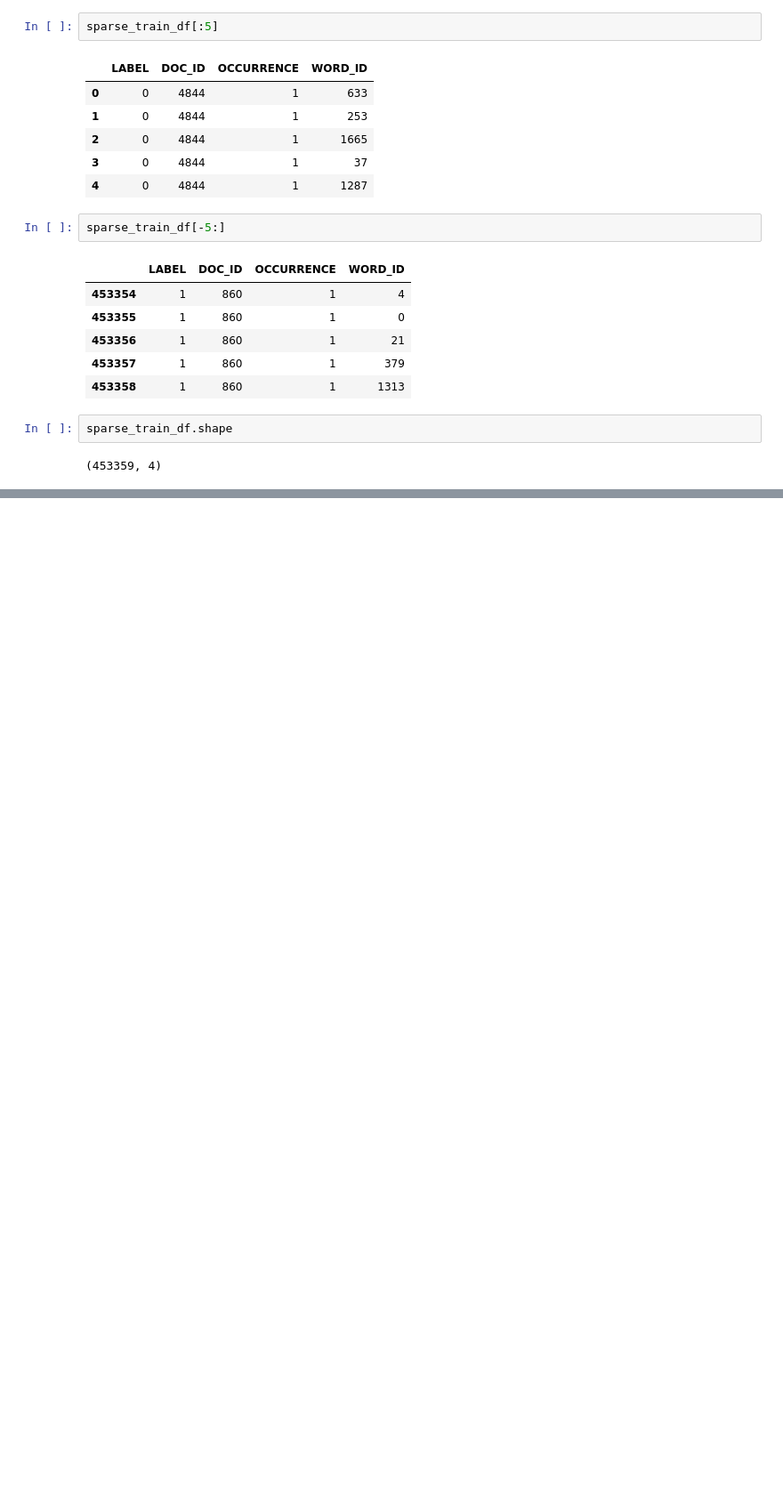
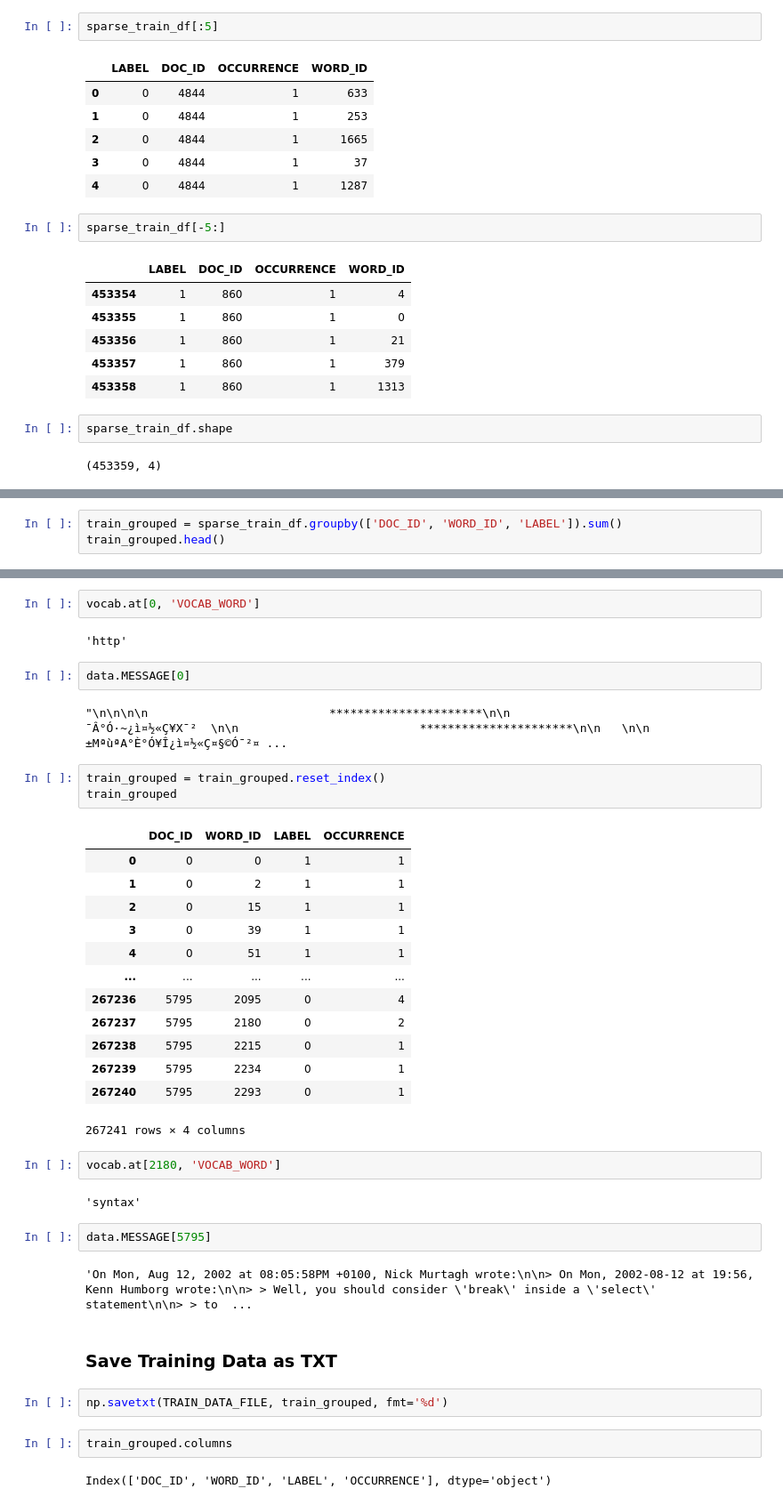
Before and after one commit to aximbr/My_IA, a Jupyter notebook: 021/06_Bayers_classifier.ipynb, the cells around one changed output, grey strips where cells are left out. Shown at 89% size. Saved outputs shown, nothing was run; the diff lists cells and outputs as text; blank space fills up the shorter version.

```diff
--- a/021/06_Bayers_classifier.ipynb
+++ b/021/06_Bayers_classifier.ipynb
@@ -1188,0 +1193,3 @@ sparse_train_df.shape
+# %%
+train_grouped = sparse_train_df.groupby(['DOC_ID', 'WORD_ID', 'LABEL']).sum()
+train_grouped.head()
@@ -1188,0 +1204,41 @@ sparse_train_df.shape
+# %%
+vocab.at[0, 'VOCAB_WORD']
+# %% [output]
+'http'
+# %%
+data.MESSAGE[0]
+# %% [output]
+"\n\n\n\n                          **********************\n\n                              ¯Â°Ó·~¿ì¤½«Ç¥X¯²  \n\n                          **********************\n\n   \n\n   ±MªùªA°È°Ó¥Î¿ì¤½«Ç¤§©Ó¯²¤ ...
+# %%
+train_grouped = train_grouped.reset_index()
+train_grouped
+# %% [output]
+|  | DOC_ID | WORD_ID | LABEL | OCCURRENCE |
+| 0 | 0 | 0 | 1 | 1 |
+| 1 | 0 | 2 | 1 | 1 |
+| 2 | 0 | 15 | 1 | 1 |
+| 3 | 0 | 39 | 1 | 1 |
+| 4 | 0 | 51 | 1 | 1 |
+| ... | ... | ... | ... | ... |
+| 267236 | 5795 | 2095 | 0 | 4 |
+| 267237 | 5795 | 2180 | 0 | 2 |
+| 267238 | 5795 | 2215 | 0 | 1 |
+| 267239 | 5795 | 2234 | 0 | 1 |
+| 267240 | 5795 | 2293 | 0 | 1 |
+267241 rows × 4 columns
+# %%
+vocab.at[2180, 'VOCAB_WORD']
+# %% [output]
+'syntax'
+# %%
+data.MESSAGE[5795]
+# %% [output]
+'On Mon, Aug 12, 2002 at 08:05:58PM +0100, Nick Murtagh wrote:\n\n> On Mon, 2002-08-12 at 19:56, Kenn Humborg wrote:\n\n> > Well, you should consider \'break\' inside a \'select\' statement\n\n> > to  ...
+# %% [markdown]
+### Save Training Data as TXT
+# %%
+np.savetxt(TRAIN_DATA_FILE, train_grouped, fmt='%d')
+# %%
+train_grouped.columns
+# %% [output]
+Index(['DOC_ID', 'WORD_ID', 'LABEL', 'OCCURRENCE'], dtype='object')
```
Also changed, not shown: parts of 12 cells of this notebook.
